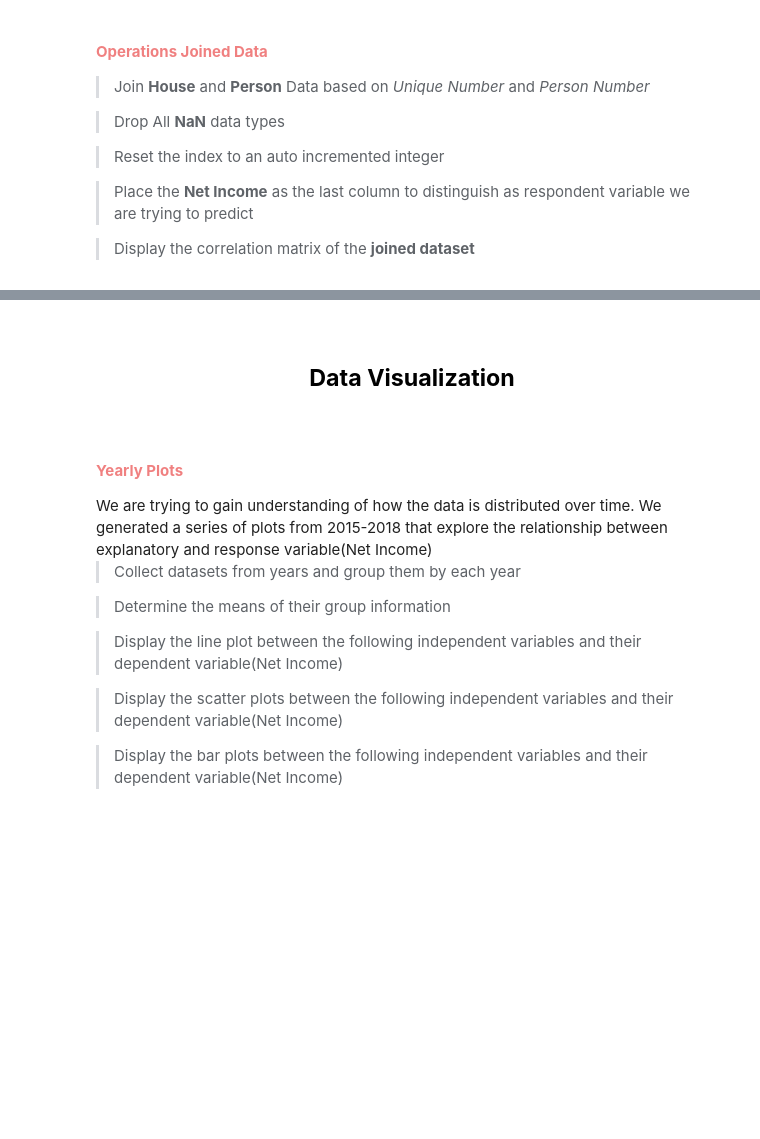
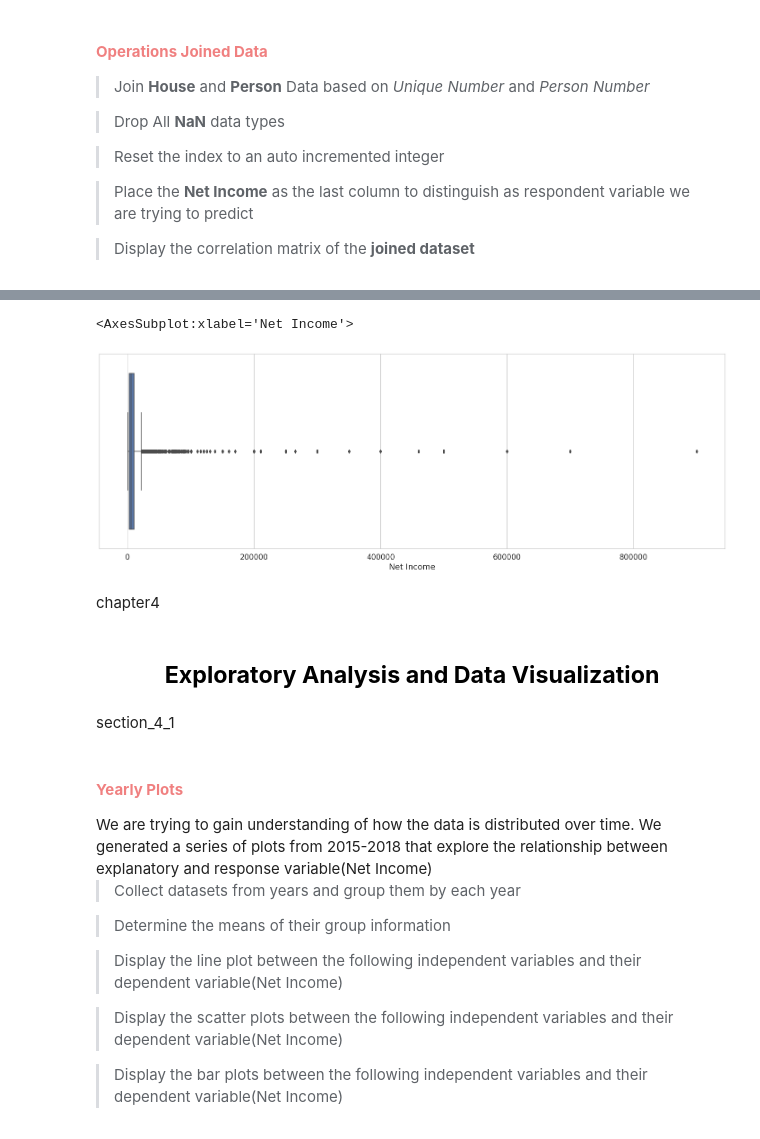
Before and after one commit to Five-Tackle-One/DAE-Mini-Project, a Jupyter notebook: General House Survey.ipynb, the cells around one changed output, grey strips where cells are left out. Saved outputs shown, nothing was run; the diff lists cells and outputs as text; code cells hidden in the pictures; blank space fills up the shorter version.

```diff
--- a/General House Survey.ipynb
+++ b/General House Survey.ipynb
@@ -398,9 +480,15 @@ house_survey.corr()
+# %%
+sns.set(rc={'figure.figsize':(25,8)}, font_scale=1.5, style='whitegrid')
+sns.boxplot(x=house_survey["Net Income"])
+# %% [output]
+<AxesSubplot:xlabel='Net Income'>
+[figure, added]
 # %% [markdown]
-<a id="chapter4" name="chapter4"></a>
+<a id="chapter4" name="chapter4">chapter4</a>
 # %% [markdown]
-<h2 style="text-align:center;color:black"><strong>Data Visualization</strong></h2>
+<h2 style="text-align:center;color:black"><strong>Exploratory Analysis and Data Visualization</strong></h2>
 # %% [markdown]
-<a id="section_4_1" name="section_4_1"></a>
+<a id="section_4_1" name="section_4_1">section_4_1</a>
 # %% [markdown]
 <h4 style="color:lightcoral"><strong>Yearly Plots</strong></h4>
 We are trying to gain understanding of how the data is distributed over time. We generated a series of plots from 2015-2018 that explore the relationship between explanatory and response variable(Net Income)
```
Also changed, not shown: parts of 195 cells of this notebook, 4 other files.
